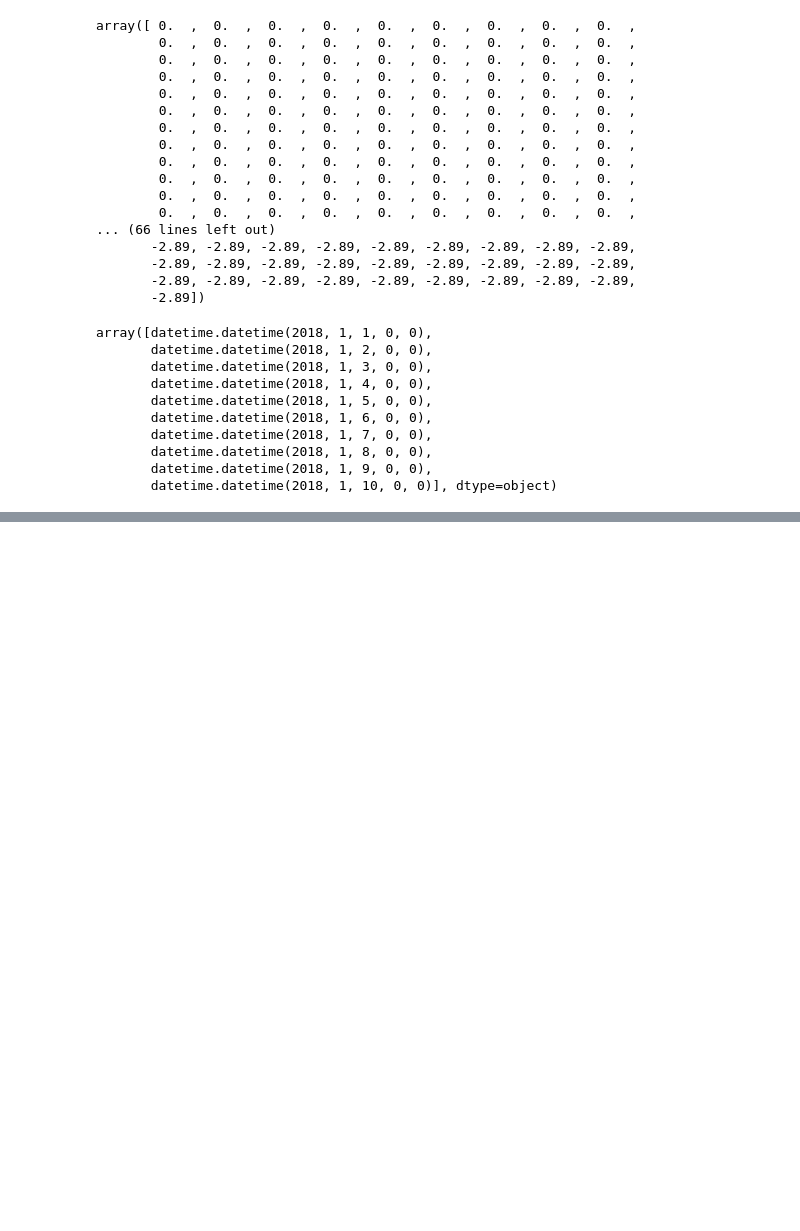
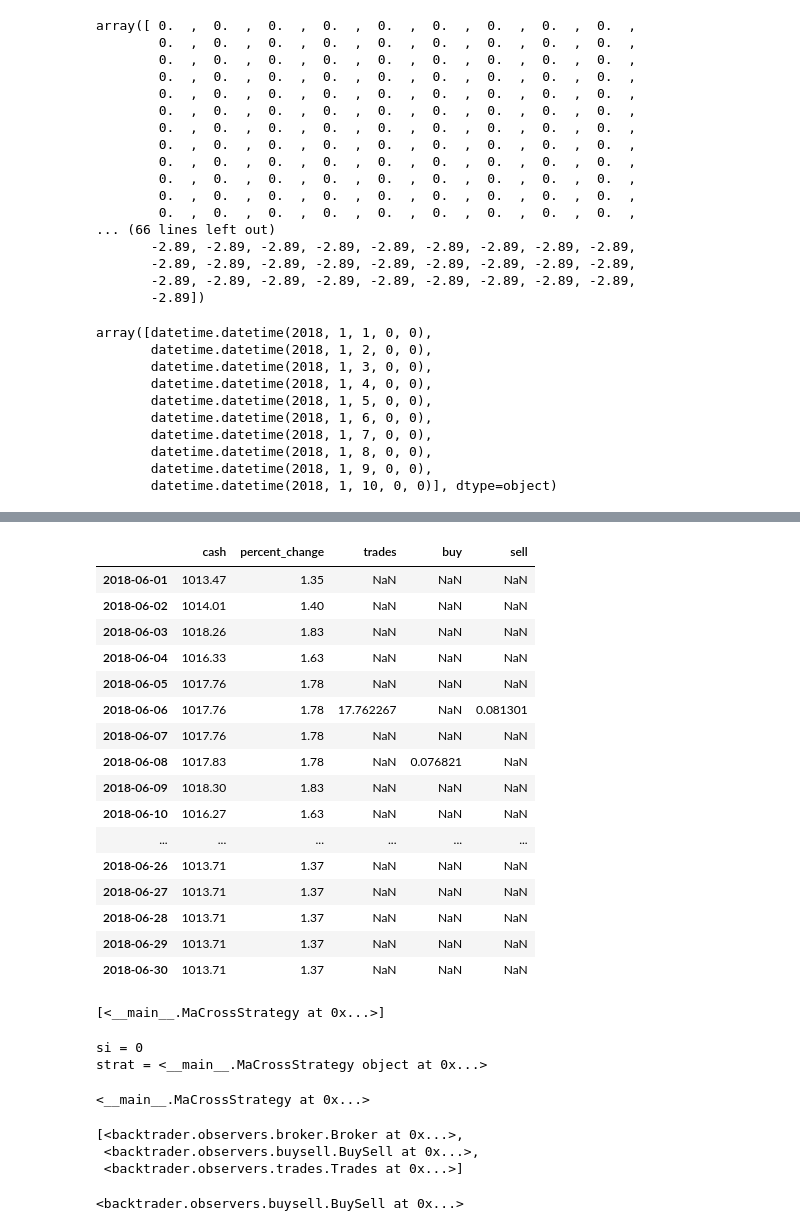
Before and after one commit to avepus/crypto-model, a Jupyter notebook: notebooks/backtrader_playground.ipynb, the cells around one changed output, grey strips where cells are left out. Saved outputs shown, nothing was run; the diff lists cells and outputs as text; code cells hidden in the pictures; blank space fills up the shorter version.

Commit message:
impleneted buy sell execution retrival

```diff
--- a/notebooks/backtrader_playground.ipynb
+++ b/notebooks/backtrader_playground.ipynb
@@ -329,0 +311,12 @@ array([            nan,             nan,             nan,             nan,
+# %%
+def get_buy_sell_from_cerebro_run(cerebro_run, trade_type='buy'):
+    #get executed buy or sell orders. type can switch between buy and sell
+    data = None
+    for strat in cerebro_run[0].getobservers():
+        if isinstance(strat, bt.observers.buysell.BuySell):
+            line = 0 if trade_type == 'buy' else 1
+            data = np.frombuffer(strat.lines[line].array)
+    return data[:int(len(data) / 2)] #not sure what the deal is with the double sized array but this seems to work
+result = get_buy_sell_from_cerebro_run(back)
+print(len(result))
+print(result[~np.isnan(result)])
@@ -444,8 +446,11 @@ def summarize_cerebro_run(cerebro_run):
     index = rbs.get_datetime_array(cerebro_run)
     data = { 'cash' : rbs.get_cash_including_position(cerebro_run),
              'percent_change' : rbs.get_percent_cash_change(cerebro_run),
-             'trades' : rbs.get_trades_from_cerebro_run(cerebro_run)
+             'trades' : rbs.get_trades_from_cerebro_run(cerebro_run),
+             'buy' : get_buy_sell_from_cerebro_run(cerebro_run, trade_type='buy'),
+             'sell' : get_buy_sell_from_cerebro_run(cerebro_run, trade_type='sell')
             }
     return pd.DataFrame(data=data, index=index)
-summarize_cerebro_run(back)
+df = summarize_cerebro_run(back)
+df
 # %% [output]
@@ -462,0 +485,46 @@ print(len(rbs.get_trades_from_cerebro_run(back)))
+# %%
+df.loc['2018-06-01':'2018-06-30',:]
+# %% [output]
+|  | cash | percent_change | trades | buy | sell |
+| 2018-06-01 | 1013.47 | 1.35 | NaN | NaN | NaN |
+| 2018-06-02 | 1014.01 | 1.40 | NaN | NaN | NaN |
+| 2018-06-03 | 1018.26 | 1.83 | NaN | NaN | NaN |
+| 2018-06-04 | 1016.33 | 1.63 | NaN | NaN | NaN |
+| 2018-06-05 | 1017.76 | 1.78 | NaN | NaN | NaN |
+| 2018-06-06 | 1017.76 | 1.78 | 17.762267 | NaN | 0.081301 |
+| 2018-06-07 | 1017.76 | 1.78 | NaN | NaN | NaN |
+| 2018-06-08 | 1017.83 | 1.78 | NaN | 0.076821 | NaN |
+| 2018-06-09 | 1018.30 | 1.83 | NaN | NaN | NaN |
+| 2018-06-10 | 1016.27 | 1.63 | NaN | NaN | NaN |
+| ... | ... | ... | ... | ... | ... |
+| 2018-06-26 | 1013.71 | 1.37 | NaN | NaN | NaN |
+| 2018-06-27 | 1013.71 | 1.37 | NaN | NaN | NaN |
+| 2018-06-28 | 1013.71 | 1.37 | NaN | NaN | NaN |
+| 2018-06-29 | 1013.71 | 1.37 | NaN | NaN | NaN |
+| 2018-06-30 | 1013.71 | 1.37 | NaN | NaN | NaN |
+# %%
+strats = cerebro.runstrats[0]
+strats
+# %% [output]
+[<__main__.MaCrossStrategy at 0x...>]
+# %%
+for si, strat in enumerate(strats):
+    print('si =',si)
+    print('strat =',strat,'\n')
+
+strat
+# %% [output]
+si = 0
+strat = <__main__.MaCrossStrategy object at 0x...>
+<__main__.MaCrossStrategy at 0x...>
+# %%
+strat.getobservers()
+# %% [output]
+[<backtrader.observers.broker.Broker at 0x...>,
+ <backtrader.observers.buysell.BuySell at 0x...>,
+ <backtrader.observers.trades.Trades at 0x...>]
+# %%
+buysell = strat.getobservers()[1]
+buysell
+# %% [output]
+<backtrader.observers.buysell.BuySell at 0x...>
```
Also changed, not shown: parts of 27 cells of this notebook, 1 other file.
